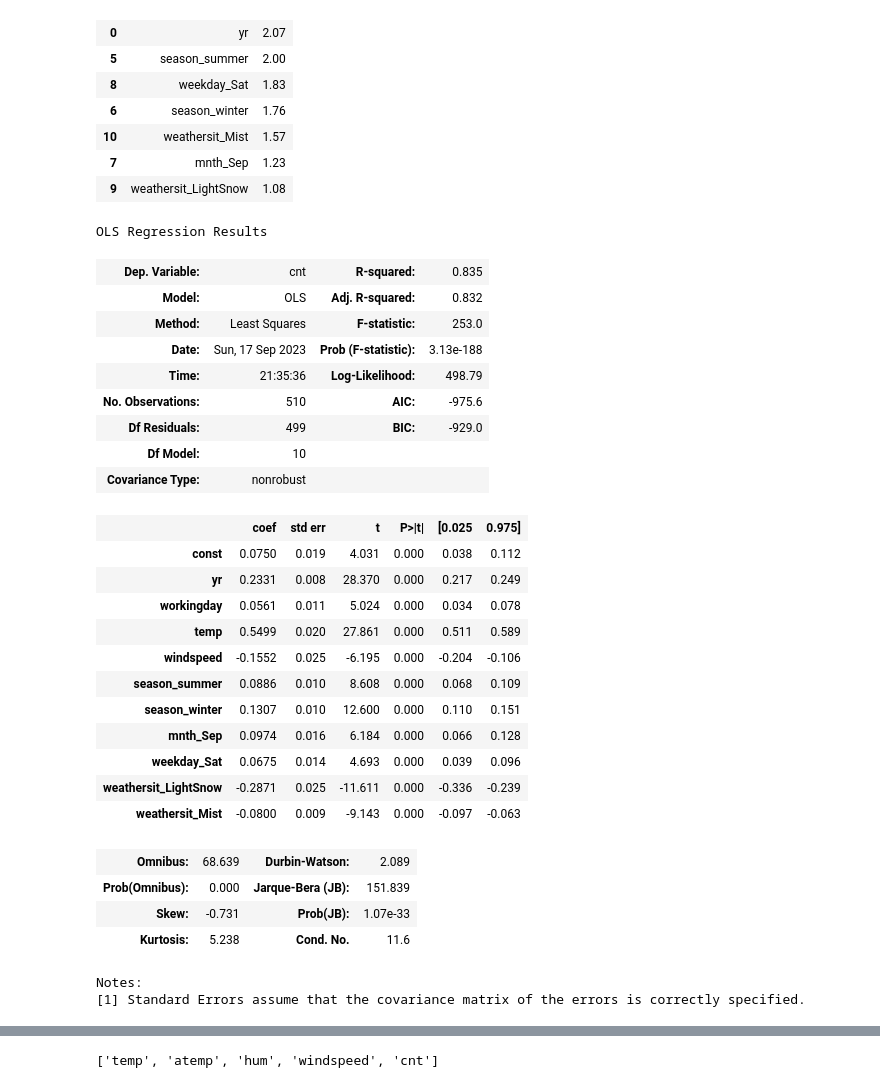
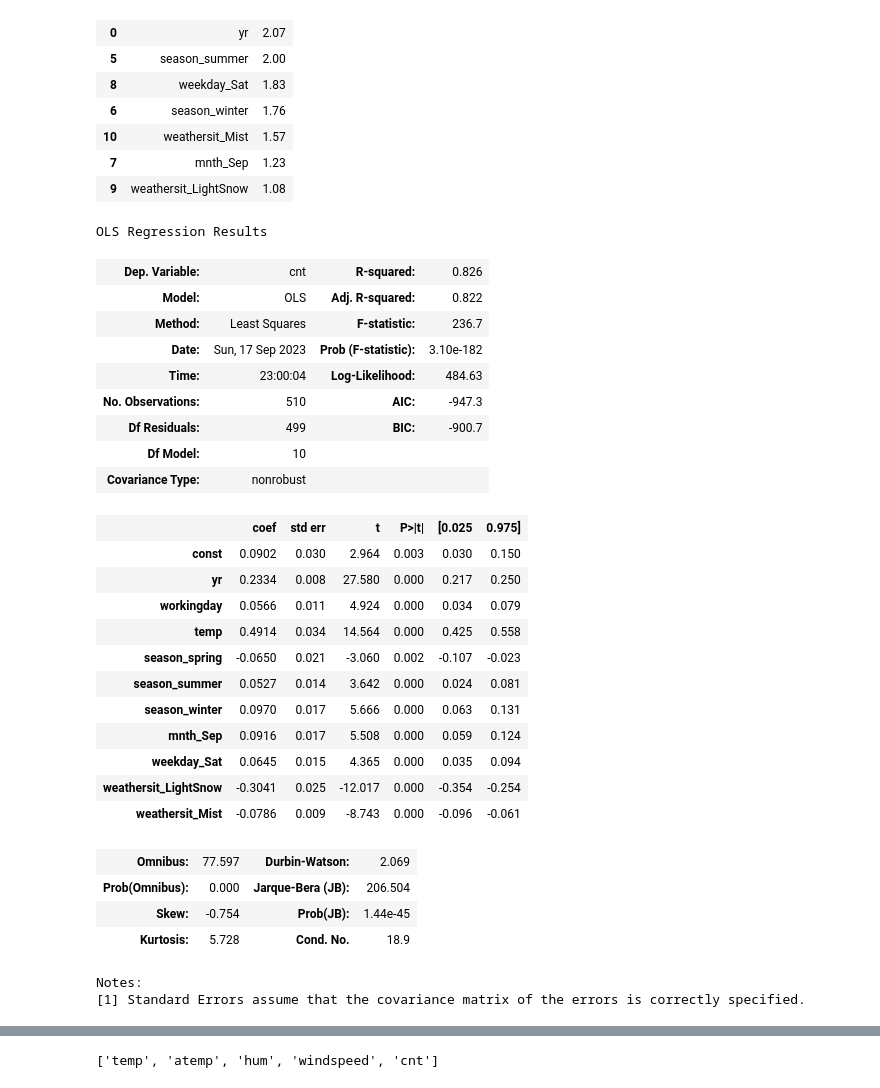
Before and after one commit to Jithendrian/LinearRegressionAssignment, a Jupyter notebook: BikeSharingAssignment_Jithendrian.ipynb, the cells around one changed output, grey strips where cells are left out. Drawn from its saved outputs; the diff is of its cells as text; code cells hidden in the pictures.

```diff
--- a/BikeSharingAssignment_Jithendrian.ipynb
+++ b/BikeSharingAssignment_Jithendrian.ipynb
@@ -550,36 +555,36 @@ vif
 | 7 | mnth_Sep | 1.23 |
 | 9 | weathersit_LightSnow | 1.08 |
 # %%
-X_train_rfe_m5 = X_train_rfe_m4.drop(["season_spring"], axis = 1)
+X_train_rfe_m5 = X_train_rfe_m4.drop(["windspeed"], axis = 1)
 X_train_rfe_m5_lm, X_train_rfe_m5, lm = modelling(X_train_rfe_m5)
 lm.summary()
 # %% [output]
 OLS Regression Results
-| Dep. Variable: | cnt | R-squared: | 0.835 |
-| Model: | OLS | Adj. R-squared: | 0.832 |
-| Method: | Least Squares | F-statistic: | 253.0 |
-| Date: | Sun, 17 Sep 2023 | Prob (F-statistic): | 3.13e-188 |
-| Time: | 21:35:36 | Log-Likelihood: | 498.79 |
-| No. Observations: | 510 | AIC: | -975.6 |
-| Df Residuals: | 499 | BIC: | -929.0 |
+| Dep. Variable: | cnt | R-squared: | 0.826 |
+| Model: | OLS | Adj. R-squared: | 0.822 |
+| Method: | Least Squares | F-statistic: | 236.7 |
+| Date: | Sun, 17 Sep 2023 | Prob (F-statistic): | 3.10e-182 |
+| Time: | 23:00:04 | Log-Likelihood: | 484.63 |
+| No. Observations: | 510 | AIC: | -947.3 |
+| Df Residuals: | 499 | BIC: | -900.7 |
 | Df Model: | 10 |  |  |
 | Covariance Type: | nonrobust |  |  |
 |  | coef | std err | t | P>|t| | [0.025 | 0.975] |
-| const | 0.0750 | 0.019 | 4.031 | 0.000 | 0.038 | 0.112 |
-| yr | 0.2331 | 0.008 | 28.370 | 0.000 | 0.217 | 0.249 |
-| workingday | 0.0561 | 0.011 | 5.024 | 0.000 | 0.034 | 0.078 |
-| temp | 0.5499 | 0.020 | 27.861 | 0.000 | 0.511 | 0.589 |
-| windspeed | -0.1552 | 0.025 | -6.195 | 0.000 | -0.204 | -0.106 |
-| season_summer | 0.0886 | 0.010 | 8.608 | 0.000 | 0.068 | 0.109 |
-| season_winter | 0.1307 | 0.010 | 12.600 | 0.000 | 0.110 | 0.151 |
-| mnth_Sep | 0.0974 | 0.016 | 6.184 | 0.000 | 0.066 | 0.128 |
-| weekday_Sat | 0.0675 | 0.014 | 4.693 | 0.000 | 0.039 | 0.096 |
-| weathersit_LightSnow | -0.2871 | 0.025 | -11.611 | 0.000 | -0.336 | -0.239 |
-| weathersit_Mist | -0.0800 | 0.009 | -9.143 | 0.000 | -0.097 | -0.063 |
+| const | 0.0902 | 0.030 | 2.964 | 0.003 | 0.030 | 0.150 |
+| yr | 0.2334 | 0.008 | 27.580 | 0.000 | 0.217 | 0.250 |
+| workingday | 0.0566 | 0.011 | 4.924 | 0.000 | 0.034 | 0.079 |
+| temp | 0.4914 | 0.034 | 14.564 | 0.000 | 0.425 | 0.558 |
+| season_spring | -0.0650 | 0.021 | -3.060 | 0.002 | -0.107 | -0.023 |
+| season_summer | 0.0527 | 0.014 | 3.642 | 0.000 | 0.024 | 0.081 |
+| season_winter | 0.0970 | 0.017 | 5.666 | 0.000 | 0.063 | 0.131 |
+| mnth_Sep | 0.0916 | 0.017 | 5.508 | 0.000 | 0.059 | 0.124 |
+| weekday_Sat | 0.0645 | 0.015 | 4.365 | 0.000 | 0.035 | 0.094 |
+| weathersit_LightSnow | -0.3041 | 0.025 | -12.017 | 0.000 | -0.354 | -0.254 |
+| weathersit_Mist | -0.0786 | 0.009 | -8.743 | 0.000 | -0.096 | -0.061 |
-| Omnibus: | 68.639 | Durbin-Watson: | 2.089 |
-| Prob(Omnibus): | 0.000 | Jarque-Bera (JB): | 151.839 |
-| Skew: | -0.731 | Prob(JB): | 1.07e-33 |
-| Kurtosis: | 5.238 | Cond. No. | 11.6 |
+| Omnibus: | 77.597 | Durbin-Watson: | 2.069 |
+| Prob(Omnibus): | 0.000 | Jarque-Bera (JB): | 206.504 |
+| Skew: | -0.754 | Prob(JB): | 1.44e-45 |
+| Kurtosis: | 5.728 | Cond. No. | 18.9 |
 Notes:
 [1] Standard Errors assume that the covariance matrix of the errors is correctly specified.
 # %%
```
Also changed, not shown: parts of 16 cells of this notebook.
